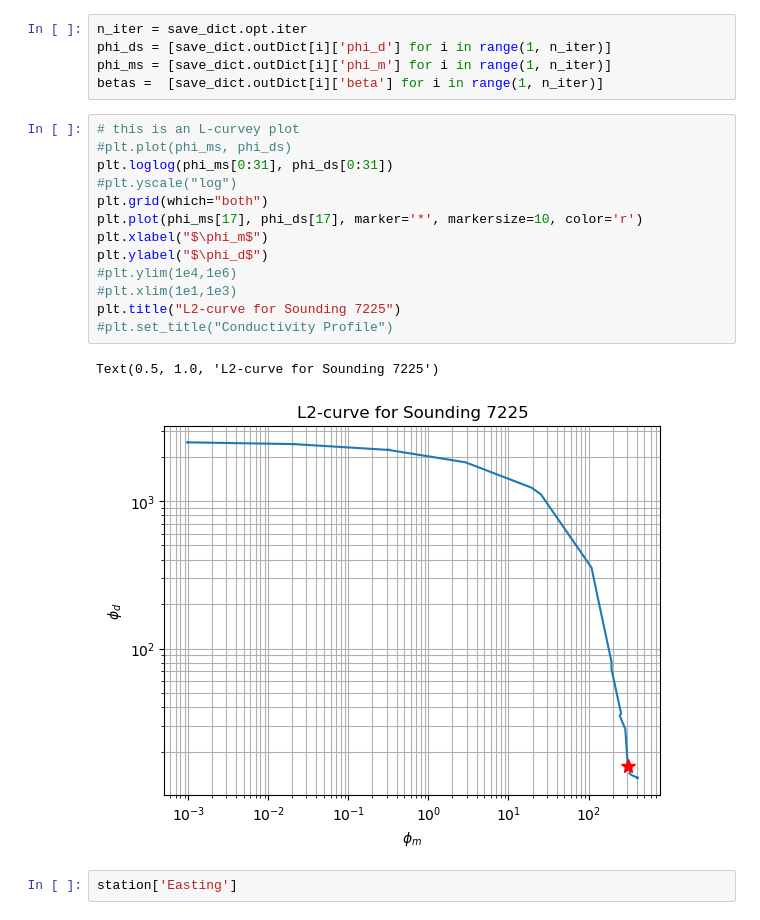
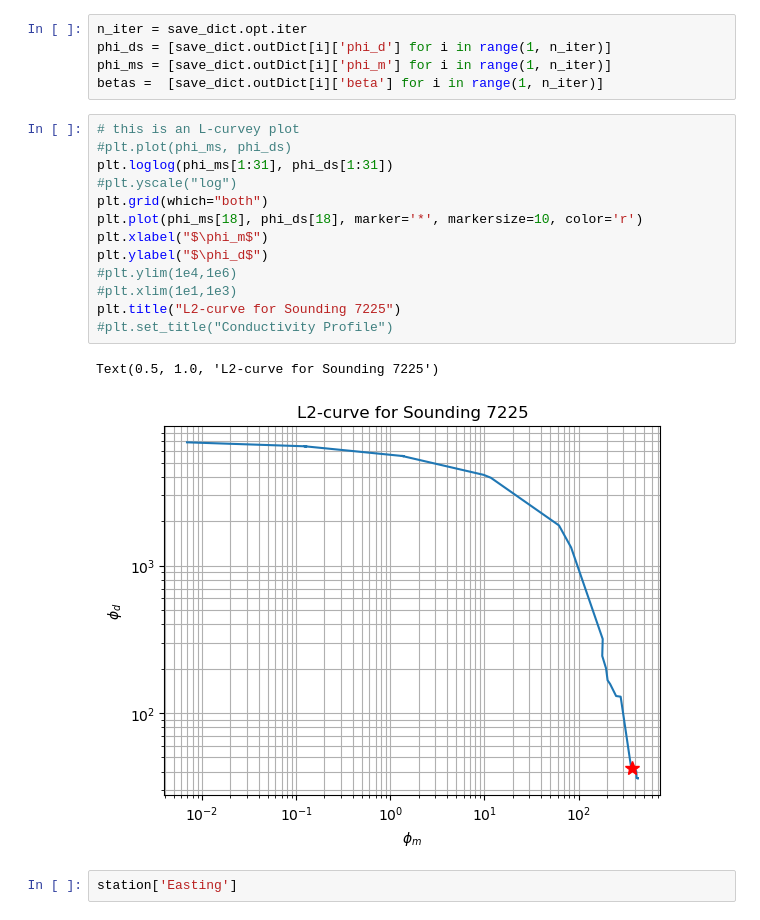
Before and after one commit to oscarshek/EOSC-556-Project, a Jupyter notebook: Notebook/AusAEM_WA-5percenterror.ipynb, the cells around one changed output. Cells and saved outputs as stored; diff of their text form.

```diff
--- a/Notebook/AusAEM_WA-5percenterror.ipynb
+++ b/Notebook/AusAEM_WA-5percenterror.ipynb
@@ -559,19 +559,19 @@ betas =  [save_dict.outDict[i]['beta'] for i in range(1, n_iter)]
 # %%
 # this is an L-curvey plot
 #plt.plot(phi_ms, phi_ds)
-plt.loglog(phi_ms[0:31], phi_ds[0:31])
+plt.loglog(phi_ms[1:31], phi_ds[1:31])
 #plt.yscale("log")
 plt.grid(which="both")
-plt.plot(phi_ms[17], phi_ds[17], marker='*', markersize=10, color='r')
+plt.plot(phi_ms[18], phi_ds[18], marker='*', markersize=10, color='r')
 plt.xlabel("$\phi_m$")
 plt.ylabel("$\phi_d$")
 #plt.ylim(1e4,1e6)
 #plt.xlim(1e1,1e3)
 plt.title("L2-curve for Sounding 7225")
 #plt.set_title("Conductivity Profile")
 # %% [output]
 Text(0.5, 1.0, 'L2-curve for Sounding 7225')
-[figure, old version]
+[figure, new version]
 # %%
 station['Easting']
 # %% [output]
```
Also changed, not shown: parts of 11 cells of this notebook, 1 other file.
